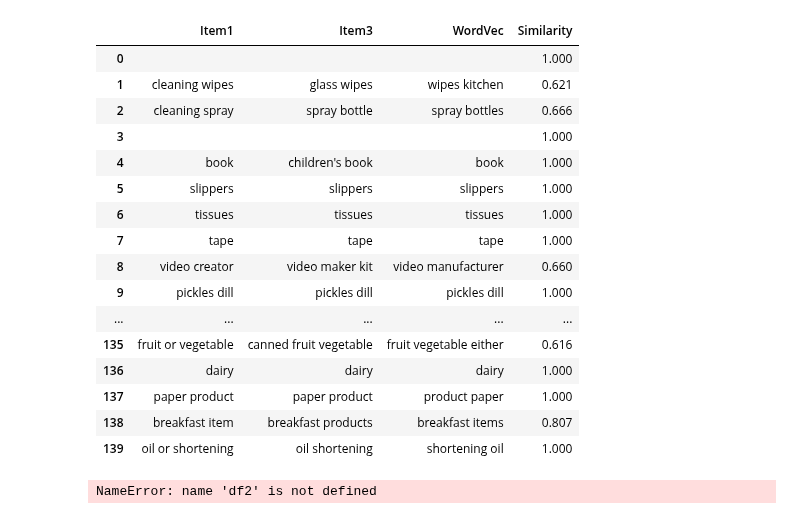
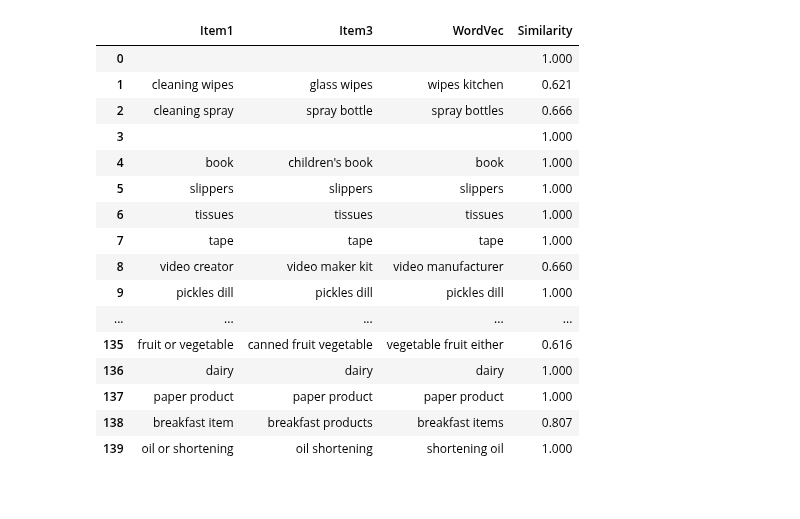
Before and after one commit to jjailer/grocery-receipt-data-cleaning, a Jupyter notebook: Scripts/merge.ipynb, the cells around one changed output. Drawn from its saved outputs; the diff is of its cells as text; code cells hidden in the pictures.

Commit message:
added align and proprocess functions

```diff
--- a/Scripts/merge.ipynb
+++ b/Scripts/merge.ipynb
@@ -31,4 +33,11 @@ ids_shared = set(df_max.ID.unique()) & set(df_mar.ID.unique()) & set(df_sam.ID.u
 df_shared = []
 for df in df_all:
     df_shared.append(df[df.ID.isin(ids_shared)].copy())
+# %%
+def preprocess(col):
+    result_col = col.str.replace(r'[()?]', '', regex=True)
+    result_col = result_col.str.replace(r'/', ' ', regex=False)
+    result_col = result_col.str.replace(r'unknown', '', regex=False)
+    result_col = result_col.str.replace(r'nan', '', regex=False)
+    return result_col
 # %%
@@ -66,68 +127,35 @@ def compare(df):
 # %%
 ### Align Data Sets by hand
 # ID 137 and 114 have low variation
-df1 = df_shared[0].loc[df_shared[0].ID == 137, ['Item']].copy().reset_index(drop=True)
-df3 = df_shared[2].loc[df_shared[2].ID == 137, ['Item']].copy().reset_index(drop=True)
+df1 = df_shared[0].loc[df_shared[0].ID == 137, 'Item'].copy().reset_index(drop=True)
+df1 = preprocess(df1)
+df2 = df_shared[1].loc[df_shared[1].ID == 137, 'Item'].copy().reset_index(drop=True)
+df2 = preprocess(df2)
+df3 = df_shared[2].loc[df_shared[2].ID == 137, 'Item'].copy().reset_index(drop=True)
+df3 = preprocess(df3)
 
 # align by inspecting for proof of concept
 df3_aligned = df3.drop([102]).reset_index(drop=True)
 df_hand_aligned = pd.concat([df1, df3_aligned], axis=1)
 df_hand_aligned.columns = ['Item1', 'Item3']
 
-### Pre-process
-df_hand_aligned['Item1'] = df_hand_aligned['Item1'].str.replace(r'[()?]', '', regex=True)
-df_hand_aligned['Item1'] = df_hand_aligned['Item1'].str.replace(r'/', ' ', regex=False)
-df_hand_aligned['Item1'] = df_hand_aligned['Item1'].str.replace(r'unknown', '', regex=False)
-df_hand_aligned['Item1'] = df_hand_aligned['Item1'].str.replace(r'nan', '', regex=False)
-
-df_hand_aligned['Item3'] = df_hand_aligned['Item3'].str.replace(r'[()?]', '', regex=True)
-df_hand_aligned['Item3'] = df_hand_aligned['Item3'].str.replace(r'/', ' ', regex=False)
-df_hand_aligned['Item3'] = df_hand_aligned['Item3'].str.replace(r'unknown', '', regex=False)
-df_hand_aligned['Item3'] = df_hand_aligned['Item3'].str.replace(r'nan', '', regex=False)
-
 df_hand_aligned = df_hand_aligned.apply(compare, axis=1)
 display(df_hand_aligned)
 # %% [output]
 |  | Item1 | Item3 | WordVec | Similarity |
 | 0 |  |  |  | 1.000 |
 | 1 | cleaning wipes | glass wipes | wipes kitchen | 0.621 |
 | 2 | cleaning spray | spray bottle | spray bottles | 0.666 |
 | 3 |  |  |  | 1.000 |
 | 4 | book | children's book | book | 1.000 |
 | 5 | slippers | slippers | slippers | 1.000 |
 | 6 | tissues | tissues | tissues | 1.000 |
 | 7 | tape | tape | tape | 1.000 |
 | 8 | video creator | video maker kit | video manufacturer | 0.660 |
 | 9 | pickles dill | pickles dill | pickles dill | 1.000 |
 | ... | ... | ... | ... | ... |
-| 135 | fruit or vegetable | canned fruit vegetable | fruit vegetable either | 0.616 |
+| 135 | fruit or vegetable | canned fruit vegetable | vegetable fruit either | 0.616 |
 | 136 | dairy | dairy | dairy | 1.000 |
-| 137 | paper product | paper product | product paper | 1.000 |
+| 137 | paper product | paper product | paper product | 1.000 |
 | 138 | breakfast item | breakfast products | breakfast items | 0.807 |
 | 139 | oil or shortening | oil shortening | shortening oil | 1.000 |
-# %%
-### Pre-process
-df = pd.concat([df1, df2, df3], axis=1)
-
-df.columns = ['Item1', 'Item2', 'Item3']
-df['Item1'] = df['Item1'].str.replace(r'[()?]', '', regex=True)
-df['Item1'] = df['Item1'].str.replace(r'/', ' ', regex=False)
-df['Item1'] = df['Item1'].str.replace(r'unknown', '', regex=False)
-df['Item1'] = df['Item1'].str.replace(r'nan', '', regex=False)
-
-df['Item2'] = df['Item2'].str.replace(r'[()?]', '', regex=True)
-df['Item2'] = df['Item2'].str.replace(r'/', ' ', regex=False)
-df['Item2'] = df['Item2'].str.replace(r'unknown', '', regex=False)
-df['Item2'] = df['Item2'].str.replace(r'nan', '', regex=False)
-
-df['Item3'] = df['Item3'].str.replace(r'[()?]', '', regex=True)
-df['Item3'] = df['Item3'].str.replace(r'/', ' ', regex=False)
-df['Item3'] = df['Item3'].str.replace(r'unknown', '', regex=False)
-df['Item3'] = df['Item3'].str.replace(r'nan', '', regex=False)
-
-df = df.fillna('')
-
-df = df.apply(compare, axis=1)
-display(df)
-# %% [output]
-NameError: name 'df2' is not defined
```
Also changed, not shown: parts of 4 cells of this notebook.
